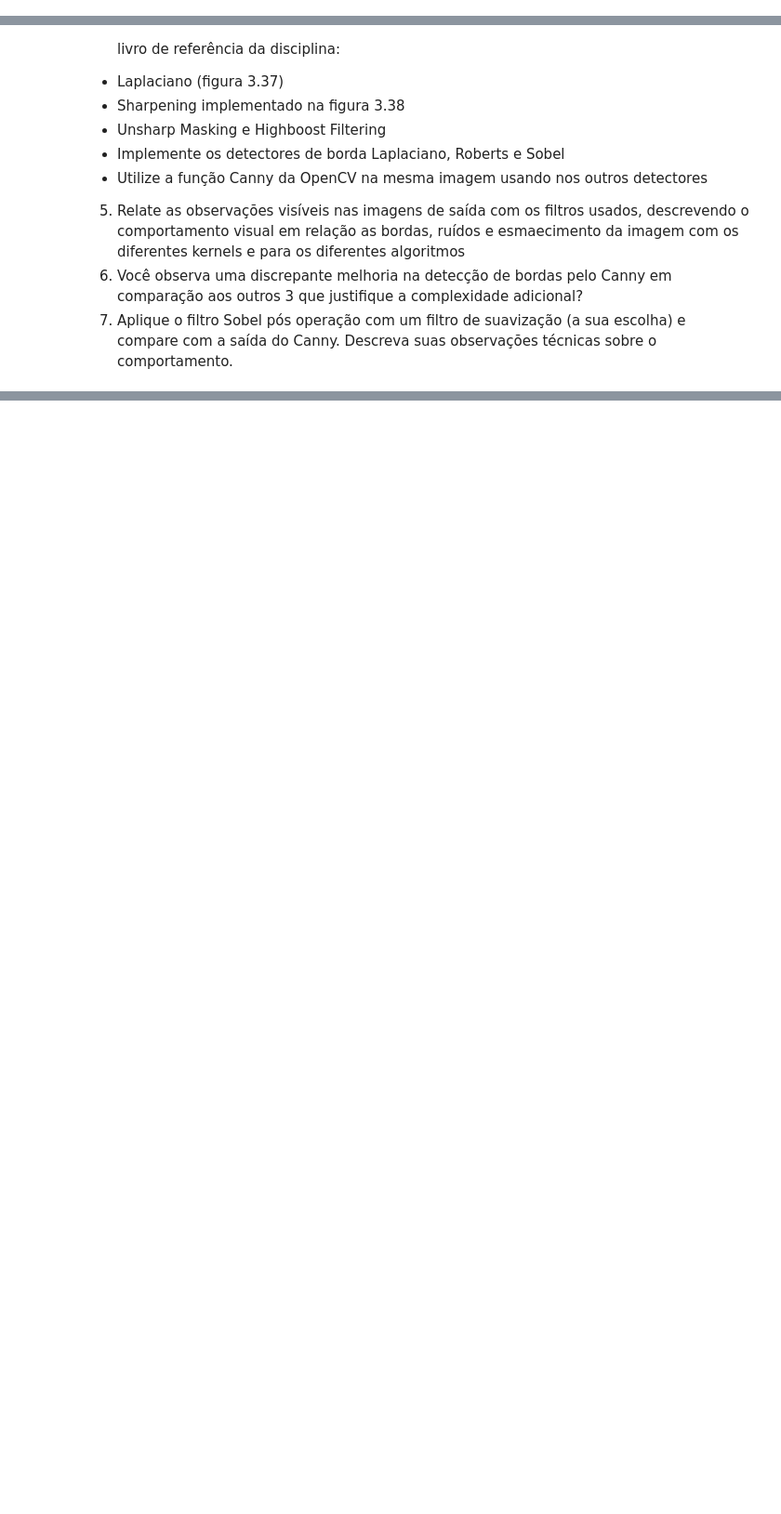
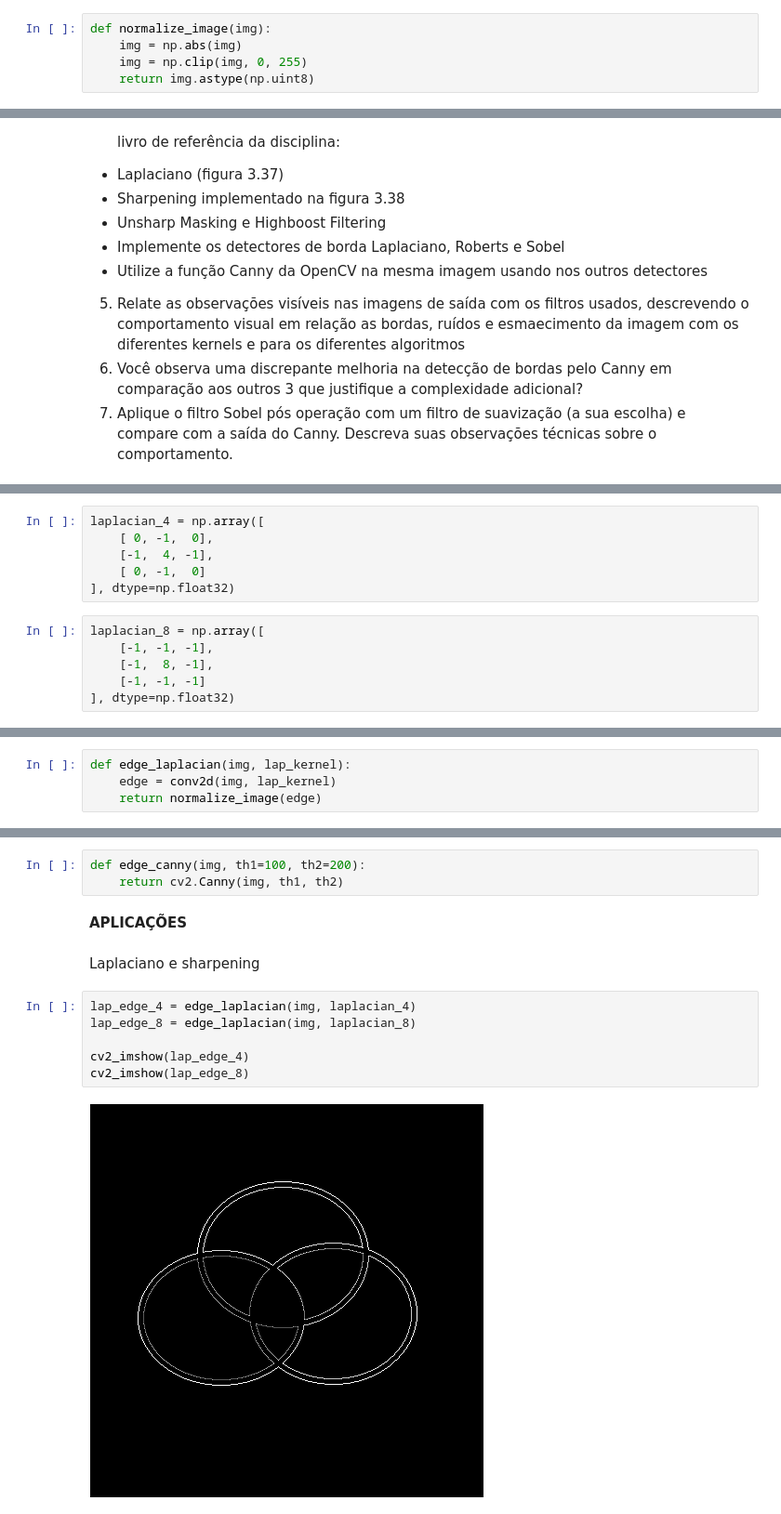
Before and after one commit to Nicolas-1802/ColabProjects, a Jupyter notebook: PDI/Pratica_Filtragem_Espacial.ipynb, the cells around one changed output, grey strips where cells are left out. Shown at 93% size. Saved outputs shown, nothing was run; the diff lists cells and outputs as text; blank space fills up the shorter version.

```diff
--- a/PDI/Pratica_Filtragem_Espacial.ipynb
+++ b/PDI/Pratica_Filtragem_Espacial.ipynb
@@ -127,3 +127,8 @@ def conv2d(img, kernel, padding=True):
 
 
     return np.array(output, dtype=np.uint8)
+# %%
+def normalize_image(img):
+    img = np.abs(img)
+    img = np.clip(img, 0, 255)
+    return img.astype(np.uint8)
@@ -240,0 +237,12 @@ cv2_imshow(img_median_7)
+# %%
+laplacian_4 = np.array([
+    [ 0, -1,  0],
+    [-1,  4, -1],
+    [ 0, -1,  0]
+], dtype=np.float32)
+# %%
+laplacian_8 = np.array([
+    [-1, -1, -1],
+    [-1,  8, -1],
+    [-1, -1, -1]
+], dtype=np.float32)
@@ -240,0 +251,4 @@ cv2_imshow(img_median_7)
+# %%
+def edge_laplacian(img, lap_kernel):
+    edge = conv2d(img, lap_kernel)
+    return normalize_image(edge)
@@ -240,0 +325,15 @@ cv2_imshow(img_median_7)
+# %%
+def edge_canny(img, th1=100, th2=200):
+    return cv2.Canny(img, th1, th2)
+# %% [markdown]
+**APLICAÇÕES**
+# %% [markdown]
+Laplaciano e sharpening
+# %%
+lap_edge_4 = edge_laplacian(img, laplacian_4)
+lap_edge_8 = edge_laplacian(img, laplacian_8)
+
+cv2_imshow(lap_edge_4)
+cv2_imshow(lap_edge_8)
+# %% [output]
+[figure, added]
```
Also changed, not shown: parts of 39 cells of this notebook.
